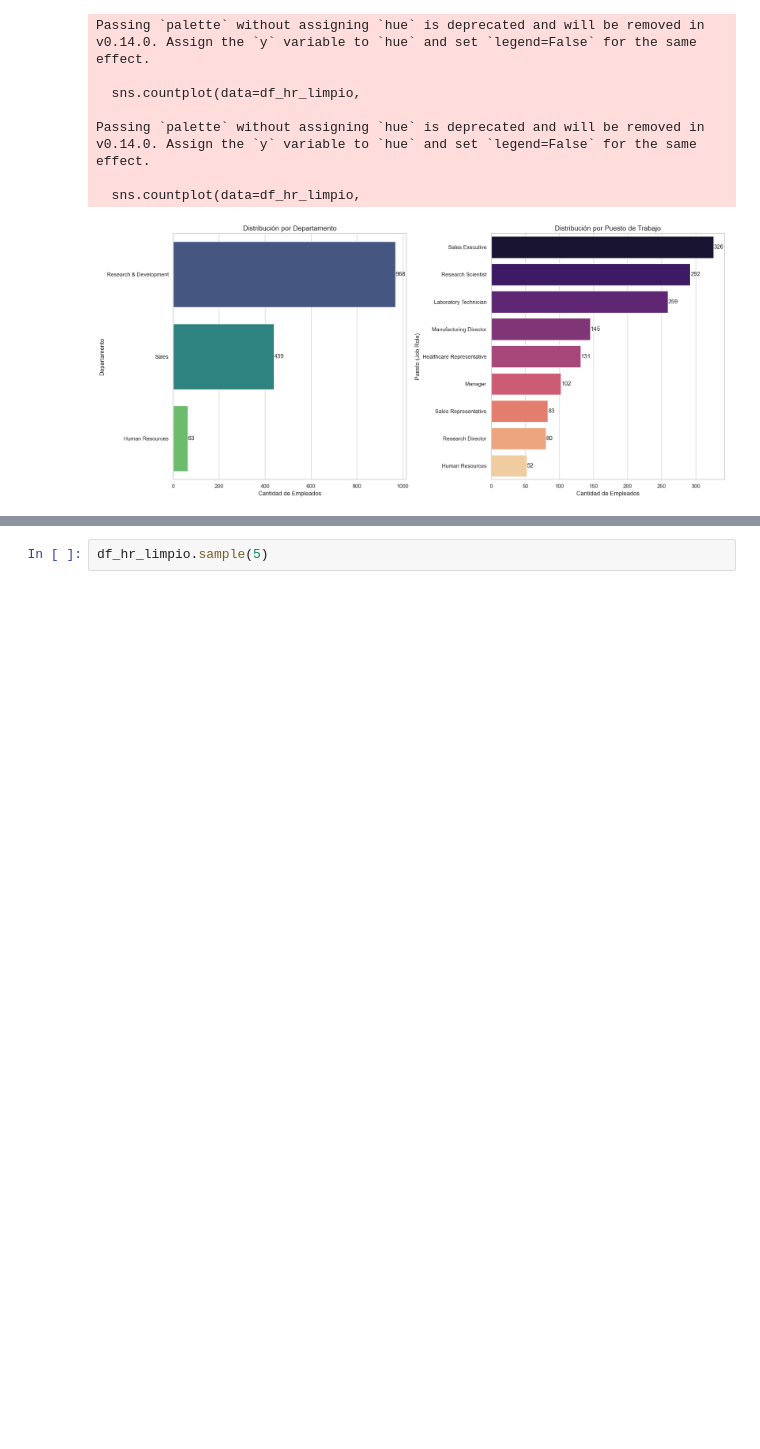
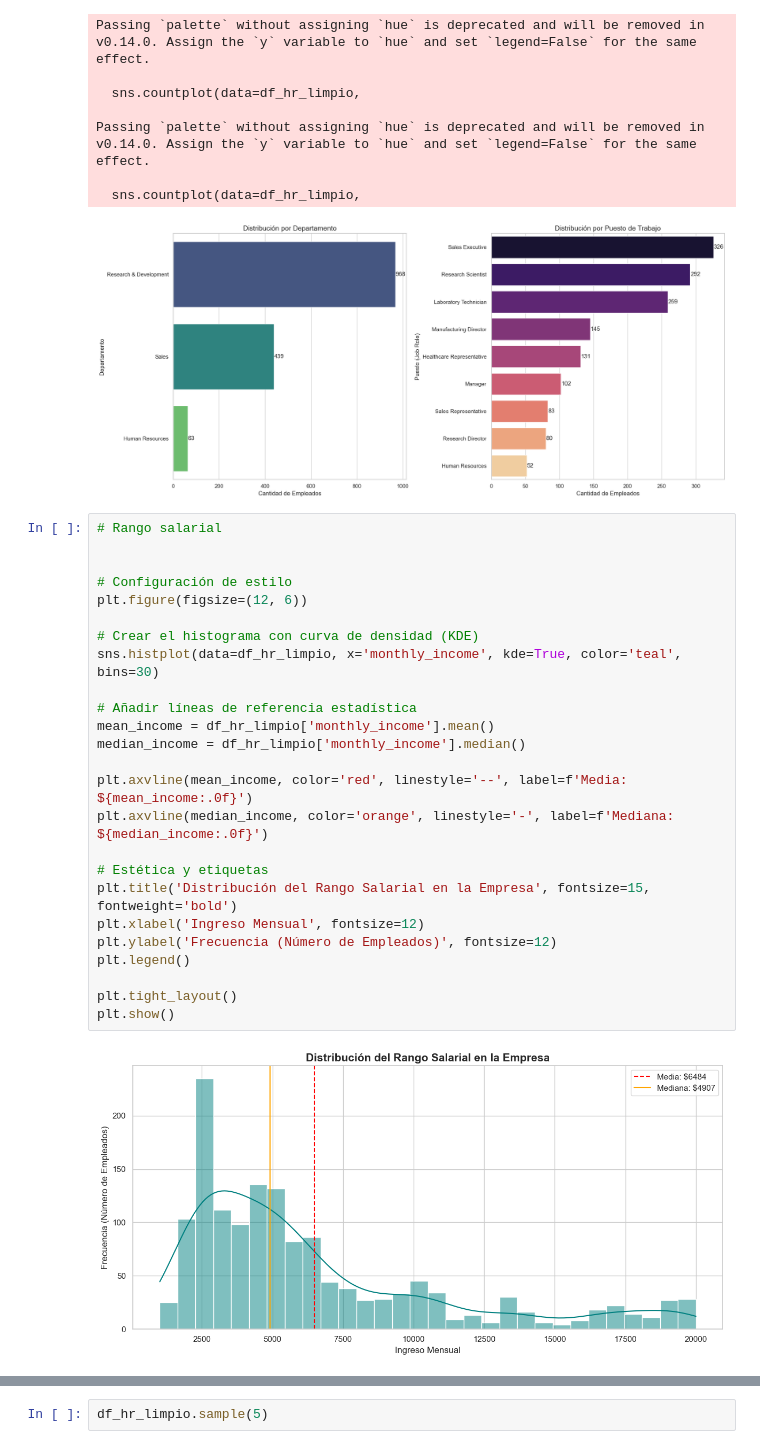
Before and after one commit to Eleonora1989/project-da-promo-63-modulo-3-team-3, a Jupyter notebook: fases/fase_3_visualizacion.ipynb, the cells around one changed output, grey strips where cells are left out. Drawn from its saved outputs; the diff is of its cells as text; blank space fills up the shorter version.

```diff
--- a/fases/fase_3_visualizacion.ipynb
+++ b/fases/fase_3_visualizacion.ipynb
@@ -198,3 +198,30 @@ Passing `palette` without assigning `hue` is deprecated and will be removed in v
 
   sns.countplot(data=df_hr_limpio,
 [figure]
+# %%
+# Rango salarial
+
+
+# Configuración de estilo
+plt.figure(figsize=(12, 6))
+
+# Crear el histograma con curva de densidad (KDE)
+sns.histplot(data=df_hr_limpio, x='monthly_income', kde=True, color='teal', bins=30)
+
+# Añadir líneas de referencia estadística
+mean_income = df_hr_limpio['monthly_income'].mean()
+median_income = df_hr_limpio['monthly_income'].median()
+
+plt.axvline(mean_income, color='red', linestyle='--', label=f'Media: ${mean_income:.0f}')
+plt.axvline(median_income, color='orange', linestyle='-', label=f'Mediana: ${median_income:.0f}')
+
+# Estética y etiquetas
+plt.title('Distribución del Rango Salarial en la Empresa', fontsize=15, fontweight='bold')
+plt.xlabel('Ingreso Mensual', fontsize=12)
+plt.ylabel('Frecuencia (Número de Empleados)', fontsize=12)
+plt.legend()
+
+plt.tight_layout()
+plt.show()
+# %% [output]
+[figure, added]
```
Also changed, not shown: parts of 6 cells of this notebook, 1 other file.
